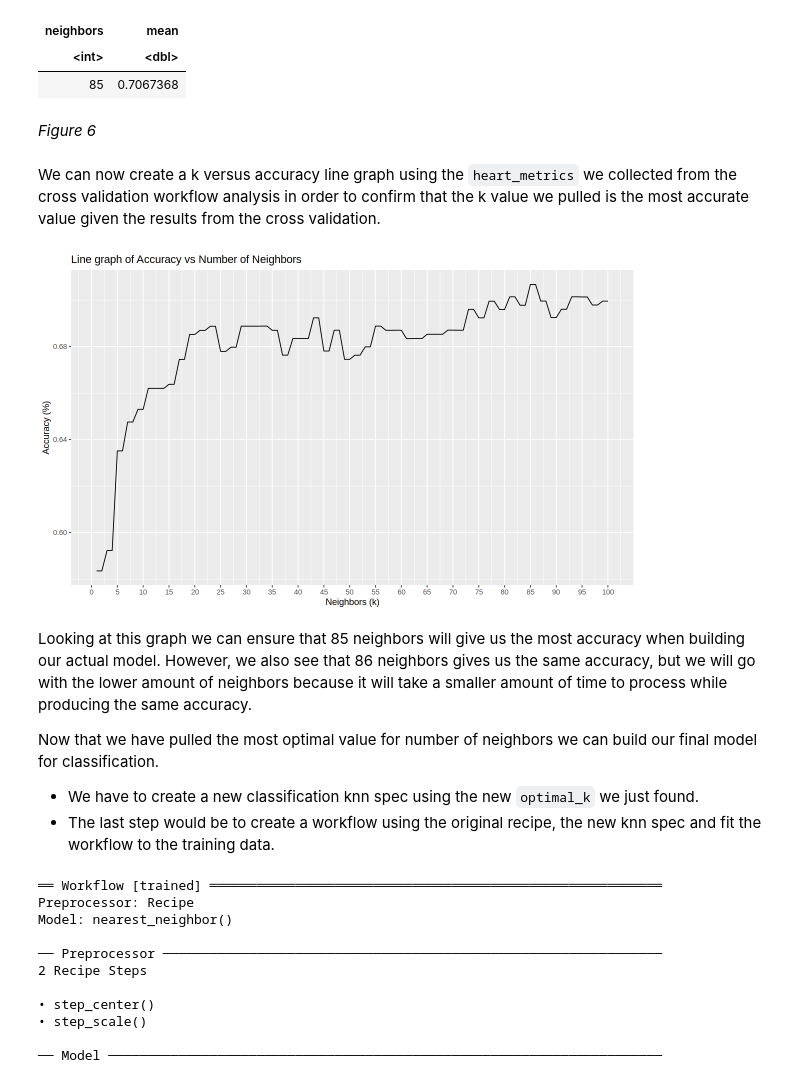
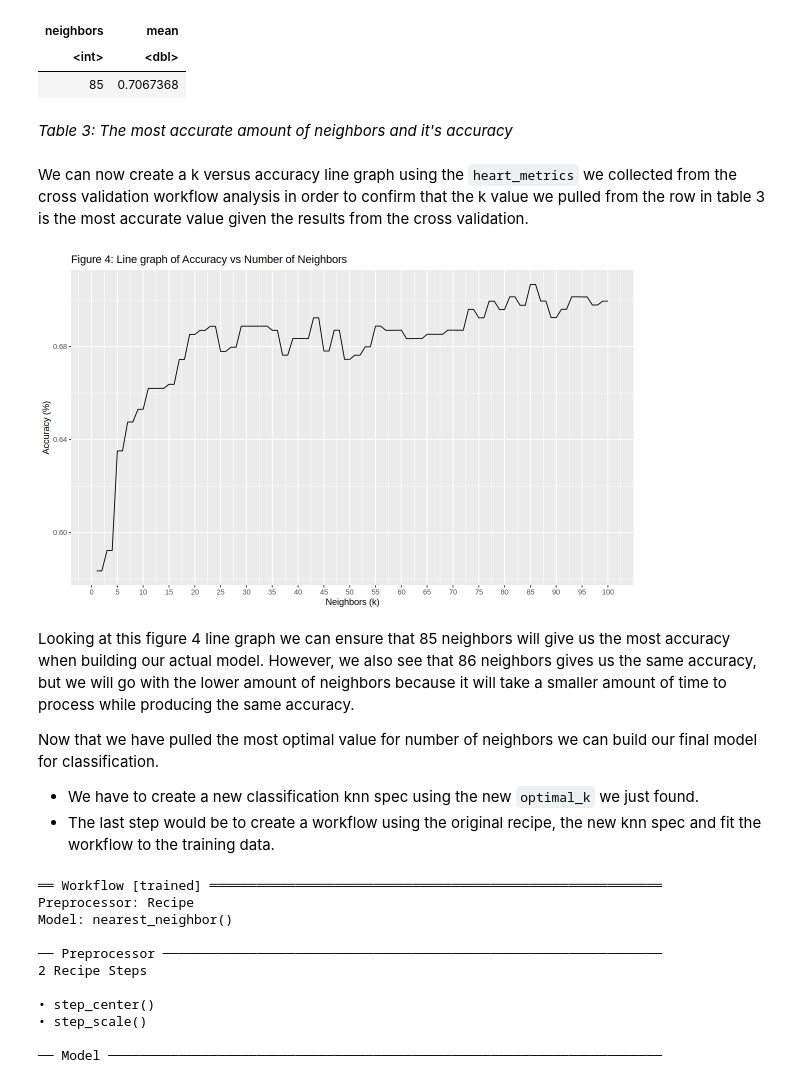
Before and after one commit to hamin2006/Group_Project_7, a Jupyter notebook: project_report_group7.ipynb, the cells around one changed output. Saved outputs shown, nothing was run; the diff lists cells and outputs as text; code cells hidden in the pictures.

```diff
--- a/project_report_group7.ipynb
+++ b/project_report_group7.ipynb
@@ -297,21 +281,21 @@ A tibble: 1 × 2
 | <int> | <dbl> |
 | 85 | 0.7067368 |
 # %% [markdown]
-*Figure 6*
+*Table 3: The most accurate amount of neighbors and it's accuracy*
 # %% [markdown]
-We can now create a k versus accuracy line graph using the `heart_metrics` we collected from the cross validation workflow analysis in order to confirm that the k value we pulled is the most accurate value given the results from the cross validation.
+We can now create a k versus accuracy line graph using the `heart_metrics` we collected from the cross validation workflow analysis in order to confirm that the k value we pulled from the row in table 3 is the most accurate value given the results from the cross validation.
 # %%
 options(repr.plot.heigh = 8, repr.plot.width = 10)
 plot_k <- heart_metrics |>
     ggplot(aes(x = neighbors, y = mean)) +
         geom_line() +
-        labs(x = "Neighbors (k)", y = "Accuracy (%)", title = "Line graph of Accuracy vs Number of Neighbors") +
+        labs(x = "Neighbors (k)", y = "Accuracy (%)", title = "Figure 4: Line graph of Accuracy vs Number of Neighbors") +
         scale_x_continuous(breaks = seq(0,100, by = 5))
 plot_k
 # %% [output]
-[figure, old version]
+[figure, new version]
 # %% [markdown]
-Looking at this graph we can ensure that 85 neighbors will give us the most accuracy when building our actual model. However, we also see that 86 neighbors gives us the same accuracy, but we will go with the lower amount of neighbors because it will take a smaller amount of time to process while producing the same accuracy.
+Looking at this figure 4 line graph we can ensure that 85 neighbors will give us the most accuracy when building our actual model. However, we also see that 86 neighbors gives us the same accuracy, but we will go with the lower amount of neighbors because it will take a smaller amount of time to process while producing the same accuracy.
 
 Now that we have pulled the most optimal value for number of neighbors we can build our final model for classification.
 * We have to create a new classification knn spec using the new `optimal_k` we just found.
```
Also changed, not shown: parts of 34 cells of this notebook.
